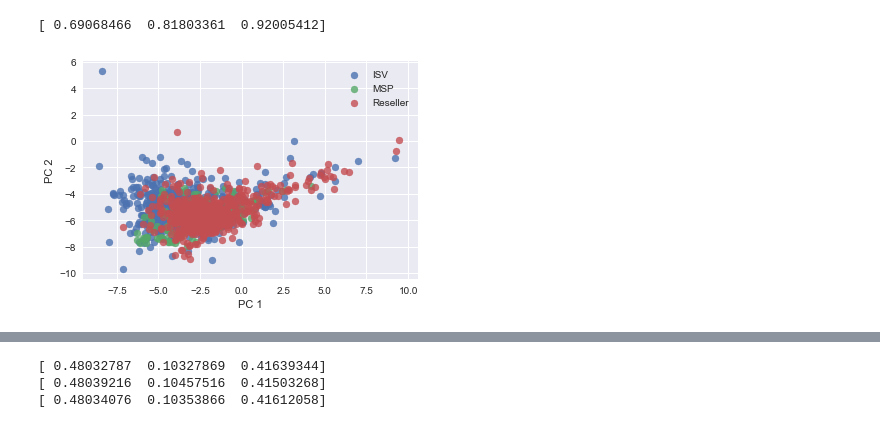
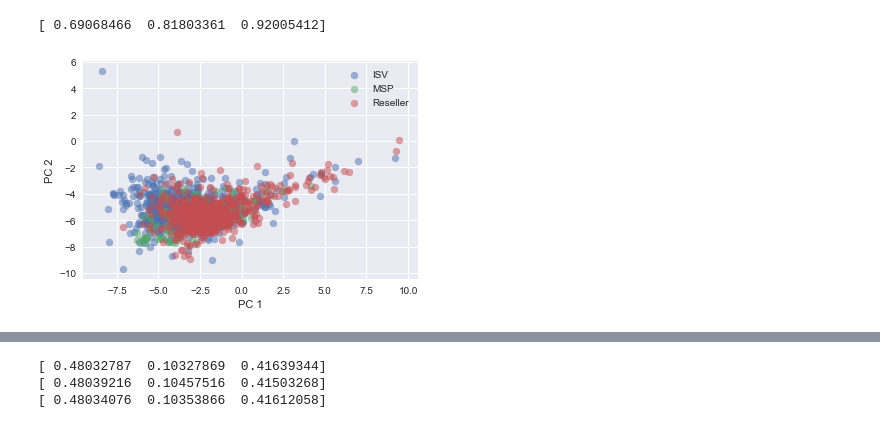
Before and after one commit to agarbuno/iqblade, a Jupyter notebook: python/exploratory_analysis.ipynb, the cells around one changed output, grey strips where cells are left out. Saved outputs shown, nothing was run; the diff lists cells and outputs as text; code cells hidden in the pictures.

```diff
--- a/python/exploratory_analysis.ipynb
+++ b/python/exploratory_analysis.ipynb
@@ -442,14 +446,14 @@ Xnew = pca.transform(X)
 # %%
 dnew = pd.DataFrame(Xnew, index = dt.index)
 dnew['type'] = y
 for index, data in dnew.groupby('type'):
-    plt.scatter(data[0], data[1], label = index, alpha = .8)
+    plt.scatter(data[0], data[1], label = index, alpha = .5)
 plt.xlabel("PC 1")
 plt.ylabel("PC 2")
 plt.legend()
 plt.show()
 # %% [output]
-[figure, old version]
+[figure, new version]
 # %%
 from sklearn.model_selection import train_test_split
 from sklearn import svm
```
Also changed, not shown: parts of 27 cells of this notebook, 2 other files.
